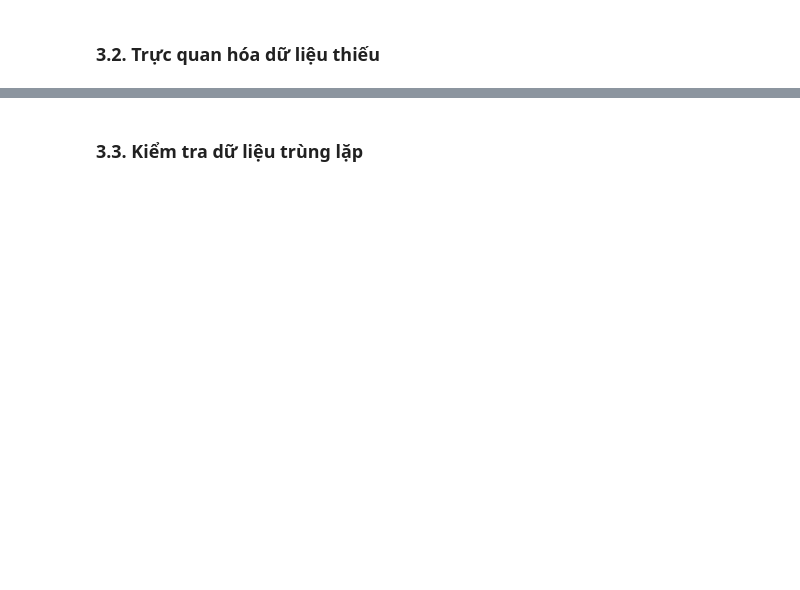
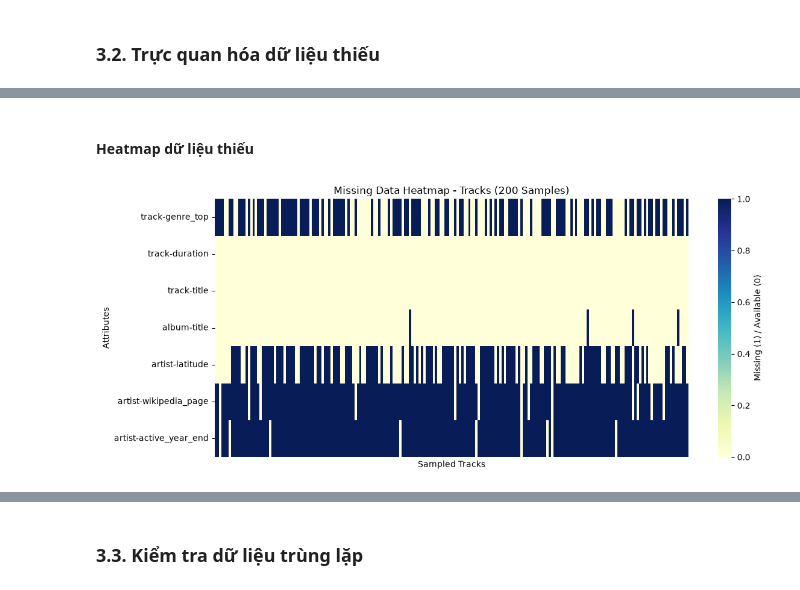
Before and after one commit to 1amBlake/fma-music-analysis-iuh, a Jupyter notebook: notebooks/fma_music_analysis.ipynb, the cells around one changed output, grey strips where cells are left out. Cells and saved outputs as stored; diff of their text form; code cells hidden in the pictures; blank space fills up the shorter version.

```diff
--- a/notebooks/fma_music_analysis.ipynb
+++ b/notebooks/fma_music_analysis.ipynb
@@ -608,0 +852,40 @@ Thao tác sắp xếp và lựa chọn dữ liệu giúp quan sát các bài há
+# %% [markdown]
+#### Heatmap dữ liệu thiếu
+# %%
+
+import seaborn as sns
+
+# Chọn một số thuộc tính để quan sát
+selected_cols = [
+    ("track", "genre_top"),
+    ("track", "duration"),
+    ("track", "title"),
+    ("album", "title"),
+    ("artist", "latitude"),
+    ("artist", "wikipedia_page"),
+    ("artist", "active_year_end")
+]
+
+# Lấy mẫu 200 bài hát để biểu đồ dễ quan sát
+missing_sample = tracks[selected_cols].sample(
+    n=200, random_state=42
+)
+
+# Vẽ heatmap dữ liệu thiếu
+plt.figure(figsize=(12, 5))
+
+sns.heatmap(
+    missing_sample.isnull().transpose(),
+    cmap="YlGnBu",
+    xticklabels=False,
+    cbar_kws={"label": "Missing (1) / Available (0)"}
+)
+
+plt.title("Missing Data Heatmap - Tracks (200 Samples)")
+plt.xlabel("Sampled Tracks")
+plt.ylabel("Attributes")
+plt.tight_layout()
+
+plt.show()
+# %% [output]
+[figure, added]
```
Also changed, not shown: parts of 58 cells of this notebook.
